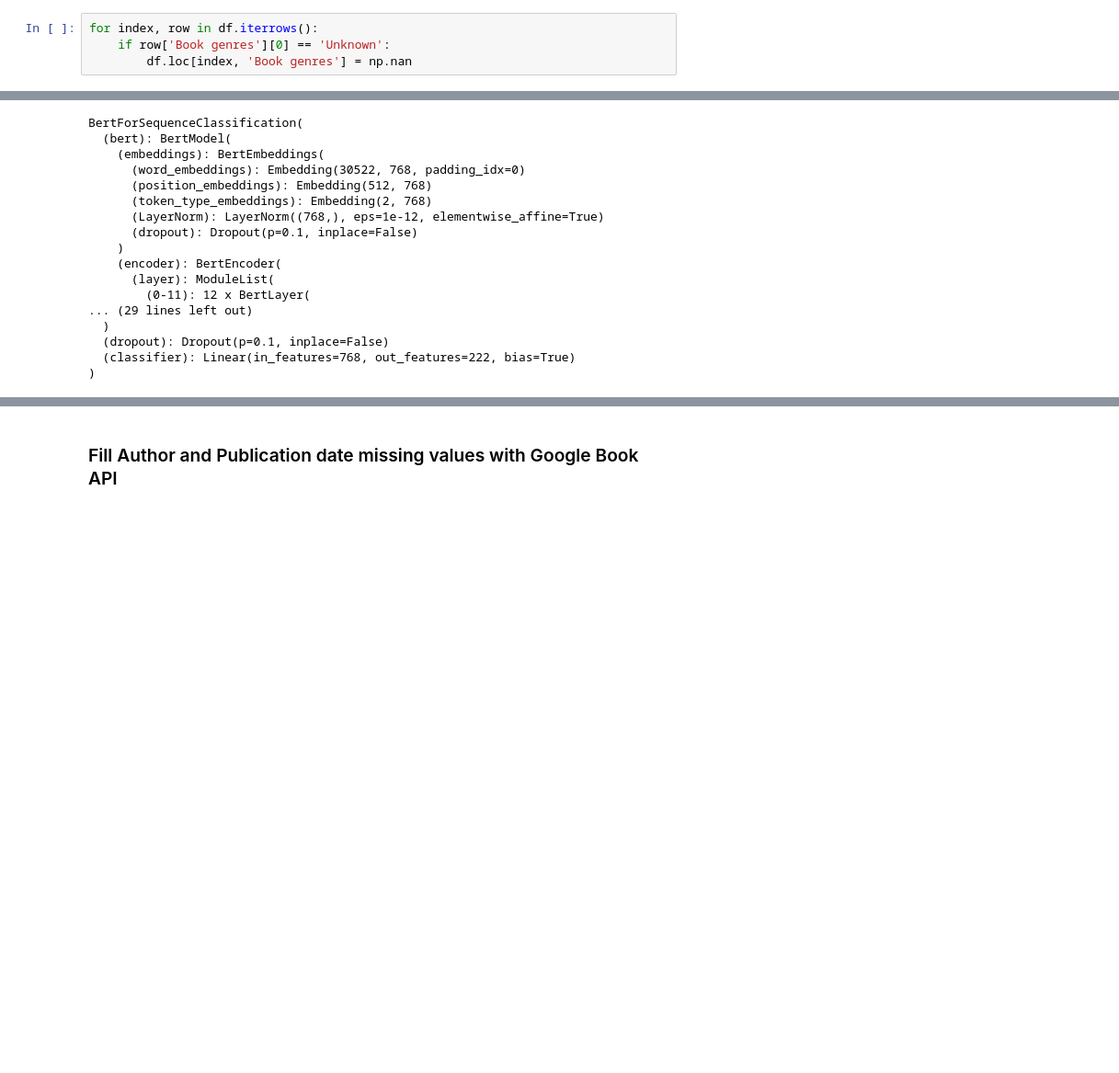
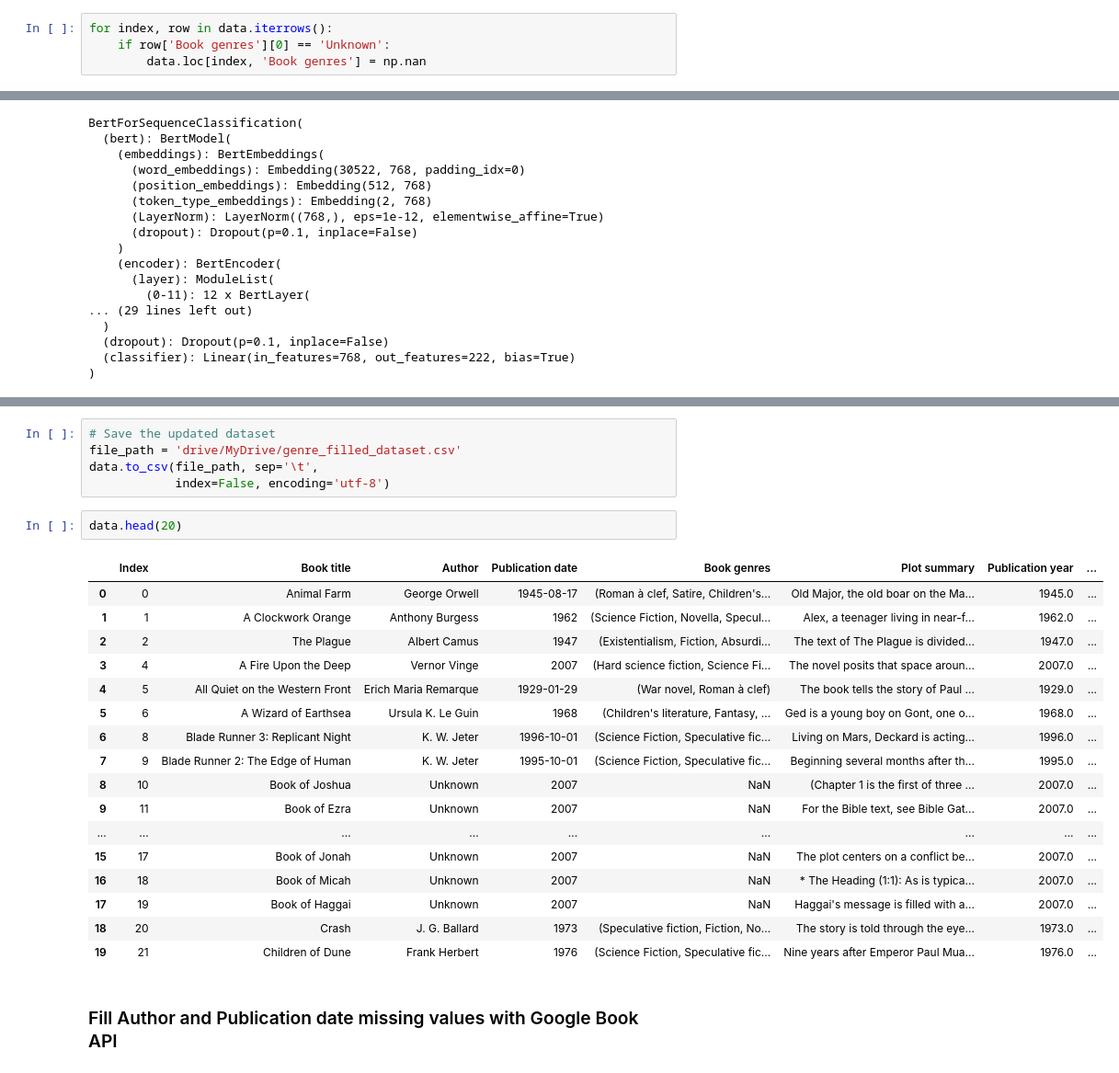
Before and after one commit to HamedDaneshvar/NLPic-Book-Summarizer, a Jupyter notebook: Task.ipynb, the cells around one changed output, grey strips where cells are left out. Shown: that part at 92% size. Saved outputs shown, nothing was run; the diff lists cells and outputs as text; blank space fills up the shorter version.

```diff
--- a/Task.ipynb
+++ b/Task.ipynb
@@ -317,4 +316,4 @@ df = data.copy(deep=True)
 # %%
-for index, row in df.iterrows():
+for index, row in data.iterrows():
     if row['Book genres'][0] == 'Unknown':
-        df.loc[index, 'Book genres'] = np.nan
+        data.loc[index, 'Book genres'] = np.nan
@@ -469,3 +493,28 @@ df.to_csv('updated_dataset.csv', index=False)
+# %%
+# Save the updated dataset
+file_path = 'drive/MyDrive/genre_filled_dataset.csv'
+data.to_csv(file_path, sep='\t',
+            index=False, encoding='utf-8')
+# %%
+data.head(20)
+# %% [output]
+|  | Index | Book title | Author | Publication date | Book genres | Plot summary | Publication year | ... |
+| 0 | 0 | Animal Farm | George Orwell | 1945-08-17 | (Roman à clef, Satire, Children's... | Old Major, the old boar on the Ma... | 1945.0 | ... |
+| 1 | 1 | A Clockwork Orange | Anthony Burgess | 1962 | (Science Fiction, Novella, Specul... | Alex, a teenager living in near-f... | 1962.0 | ... |
+| 2 | 2 | The Plague | Albert Camus | 1947 | (Existentialism, Fiction, Absurdi... | The text of The Plague is divided... | 1947.0 | ... |
+| 3 | 4 | A Fire Upon the Deep | Vernor Vinge | 2007 | (Hard science fiction, Science Fi... | The novel posits that space aroun... | 2007.0 | ... |
+| 4 | 5 | All Quiet on the Western Front | Erich Maria Remarque | 1929-01-29 | (War novel, Roman à clef) | The book tells the story of Paul ... | 1929.0 | ... |
+| 5 | 6 | A Wizard of Earthsea | Ursula K. Le Guin | 1968 | (Children's literature, Fantasy, ... | Ged is a young boy on Gont, one o... | 1968.0 | ... |
+| 6 | 8 | Blade Runner 3: Replicant Night | K. W. Jeter | 1996-10-01 | (Science Fiction, Speculative fic... | Living on Mars, Deckard is acting... | 1996.0 | ... |
+| 7 | 9 | Blade Runner 2: The Edge of Human | K. W. Jeter | 1995-10-01 | (Science Fiction, Speculative fic... | Beginning several months after th... | 1995.0 | ... |
+| 8 | 10 | Book of Joshua | Unknown | 2007 | NaN | (Chapter 1 is the first of three ... | 2007.0 | ... |
+| 9 | 11 | Book of Ezra | Unknown | 2007 | NaN | For the Bible text, see Bible Gat... | 2007.0 | ... |
+| ... | ... | ... | ... | ... | ... | ... | ... | ... |
+| 15 | 17 | Book of Jonah | Unknown | 2007 | NaN | The plot centers on a conflict be... | 2007.0 | ... |
+| 16 | 18 | Book of Micah | Unknown | 2007 | NaN | * The Heading (1:1): As is typica... | 2007.0 | ... |
+| 17 | 19 | Book of Haggai | Unknown | 2007 | NaN | Haggai's message is filled with a... | 2007.0 | ... |
+| 18 | 20 | Crash | J. G. Ballard | 1973 | (Speculative fiction, Fiction, No... | The story is told through the eye... | 1973.0 | ... |
+| 19 | 21 | Children of Dune | Frank Herbert | 1976 | (Science Fiction, Speculative fic... | Nine years after Emperor Paul Mua... | 1976.0 | ... |
 # %% [markdown]
 ### Fill Author and Publication date missing values with Google Book API
 # %%
```
Also changed, not shown: parts of 8 cells of this notebook, 1 other file.
